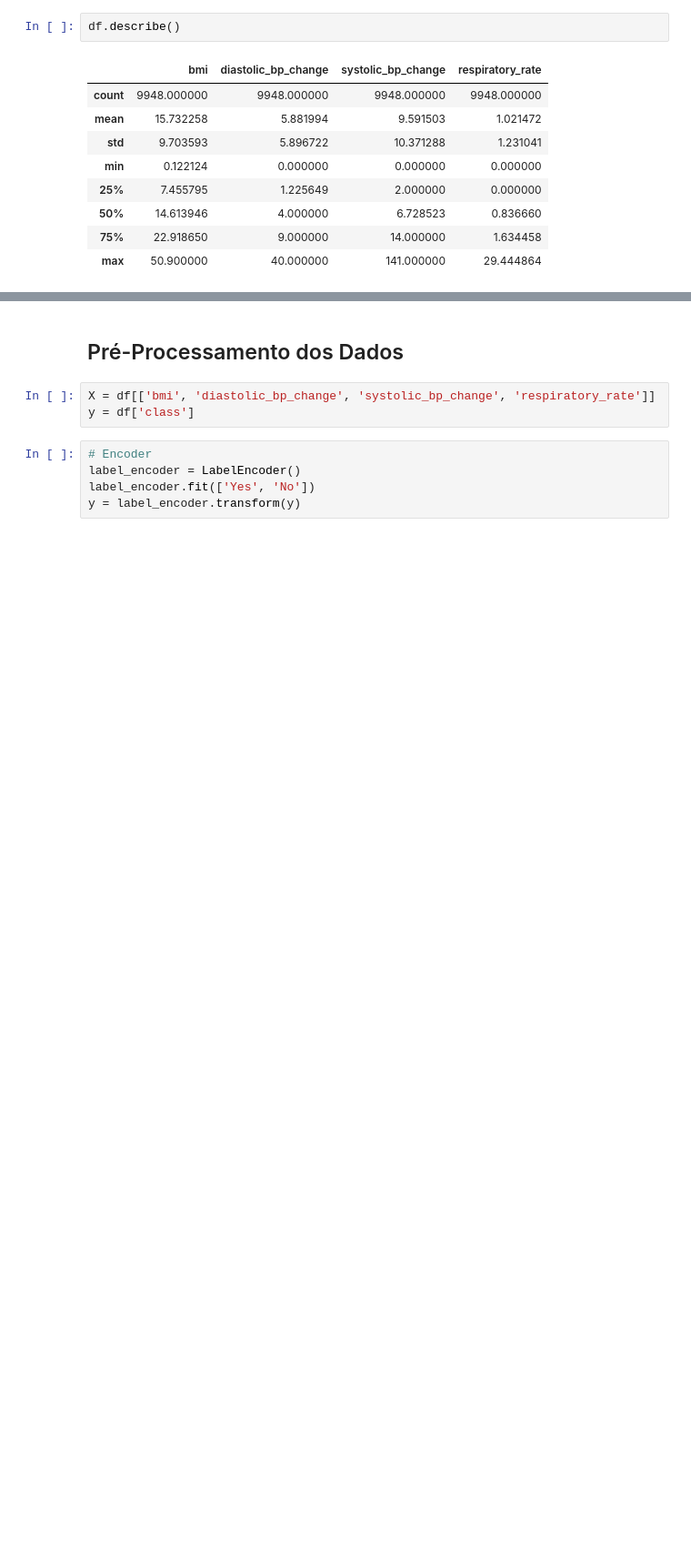
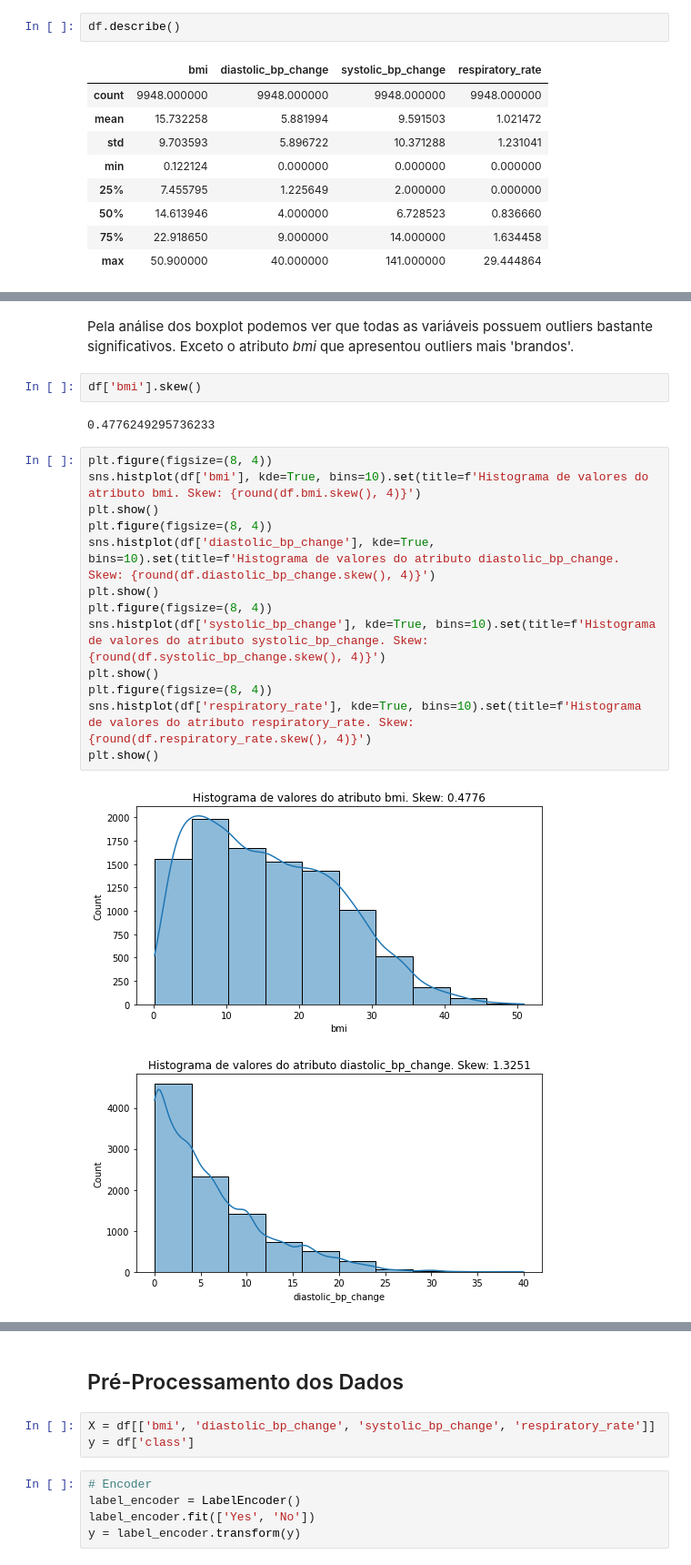
Before and after one commit to Krupique/challenges-kaggle, a Jupyter notebook: challenges/15_BloodPressurePredictor/01-CargaPrepDados.ipynb, the cells around one changed output, grey strips where cells are left out. Shown at 91% size. Cells and saved outputs as stored; diff of their text form; blank space fills up the shorter version.

```diff
--- a/challenges/15_BloodPressurePredictor/01-CargaPrepDados.ipynb
+++ b/challenges/15_BloodPressurePredictor/01-CargaPrepDados.ipynb
@@ -223,0 +284,22 @@ plt.show()
+# %% [markdown]
+Pela análise dos boxplot podemos ver que todas as variáveis possuem outliers bastante significativos. Exceto o atributo *bmi* que apresentou outliers mais 'brandos'.
+# %%
+df['bmi'].skew()
+# %% [output]
+0.4776249295736233
+# %%
+plt.figure(figsize=(8, 4))
+sns.histplot(df['bmi'], kde=True, bins=10).set(title=f'Histograma de valores do atributo bmi. Skew: {round(df.bmi.skew(), 4)}')
+plt.show()
+plt.figure(figsize=(8, 4))
+sns.histplot(df['diastolic_bp_change'], kde=True, bins=10).set(title=f'Histograma de valores do atributo diastolic_bp_change. Skew: {round(df.diastolic_bp_change.skew(), 4)}')
+plt.show()
+plt.figure(figsize=(8, 4))
+sns.histplot(df['systolic_bp_change'], kde=True, bins=10).set(title=f'Histograma de valores do atributo systolic_bp_change. Skew: {round(df.systolic_bp_change.skew(), 4)}')
+plt.show()
+plt.figure(figsize=(8, 4))
+sns.histplot(df['respiratory_rate'], kde=True, bins=10).set(title=f'Histograma de valores do atributo respiratory_rate. Skew: {round(df.respiratory_rate.skew(), 4)}')
+plt.show()
+# %% [output]
+[figure, added]
+[figure, added]
```
Also changed, not shown: parts of 59 cells of this notebook.
